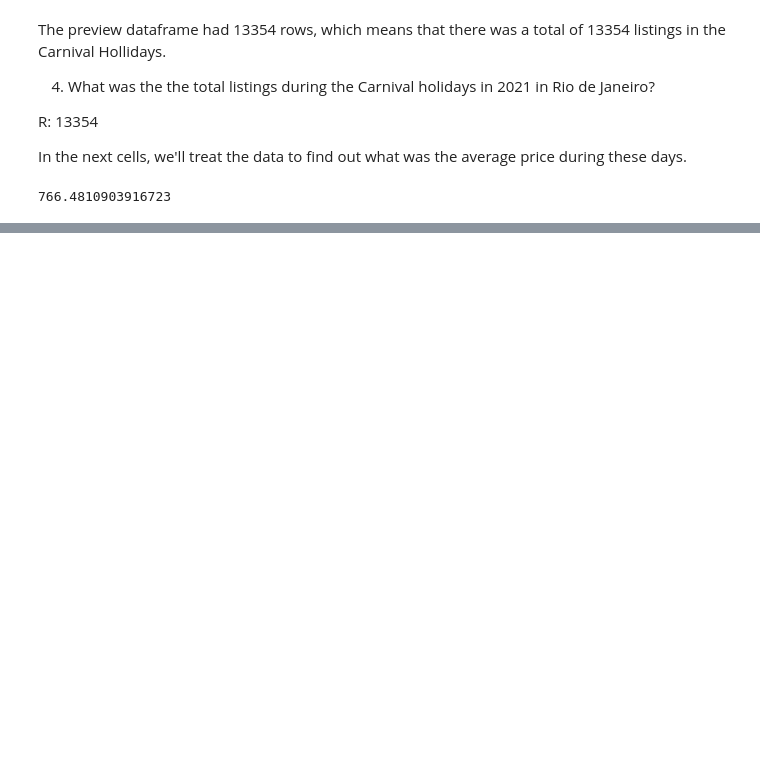
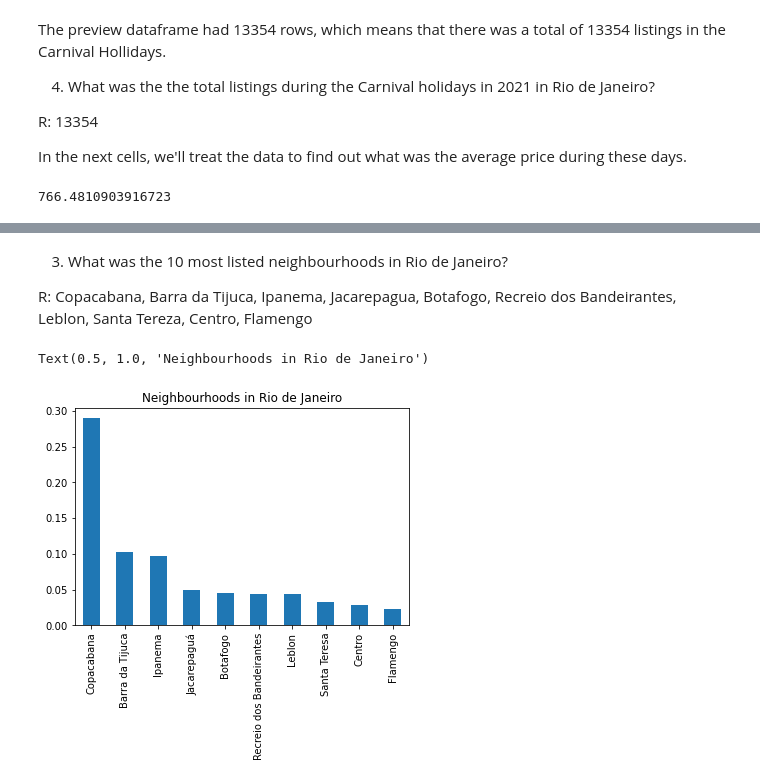
Before and after one commit to stellameireles/AirbnbRiodeJaneiro, a Jupyter notebook: RioDeJaneiro.ipynb, the cells around one changed output, grey strips where cells are left out. Saved outputs shown, nothing was run; the diff lists cells and outputs as text; code cells hidden in the pictures; blank space fills up the shorter version.

```diff
--- a/RioDeJaneiro.ipynb
+++ b/RioDeJaneiro.ipynb
@@ -66,7 +106,11 @@ Since there were a lot of neighbourhoods listed in Rio de Janeiro, lets find out
 
 3) What was the 10 most listed neighbourhoods in Rio de Janeiro?
 # %%
+def most_listed_neighbourhoods():
 #If we dont use [:10] the graphic wont look good because of the great amount of neighbourhoods
-(neighbourhood_vals[:10]/df_listings.shape[0]).plot(kind="bar");
-plt.title("Neighbourhoods");
+# Using the [:10] parameter we are cleaning the data
+    most_listed_graphic = (neighbourhood_vals[:10]/df_listings.shape[0]).plot(kind="bar")
+    return most_listed_graphic
+
+most_listed_neighbourhoods();plt.title("Neighbourhoods")
 # %% [output]
@@ -169,0 +232,9 @@ R$766,48!
+# %% [markdown]
+3) What was the 10 most listed neighbourhoods in Rio de Janeiro?
+
+R: Copacabana, Barra da Tijuca, Ipanema, Jacarepagua, Botafogo, Recreio dos Bandeirantes, Leblon, Santa Tereza, Centro, Flamengo
+# %%
+most_listed_neighbourhoods();plt.title("Neighbourhoods in Rio de Janeiro")
+# %% [output]
+Text(0.5, 1.0, 'Neighbourhoods in Rio de Janeiro')
+[figure, added]
```
Also changed, not shown: parts of 20 cells of this notebook.
